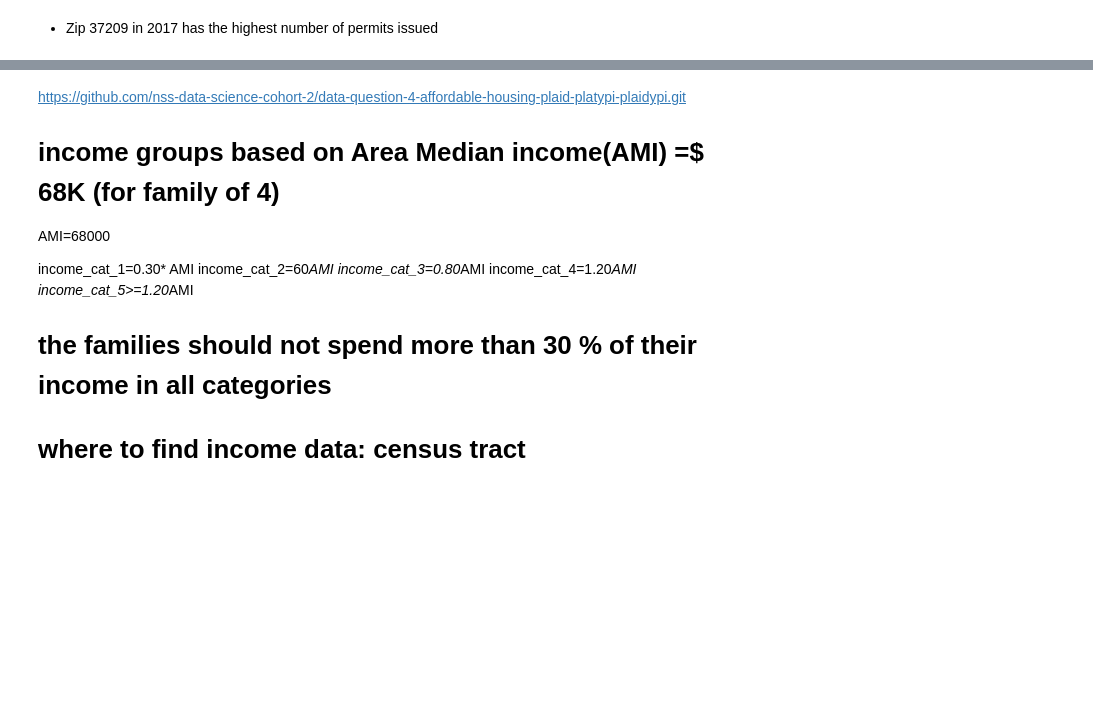
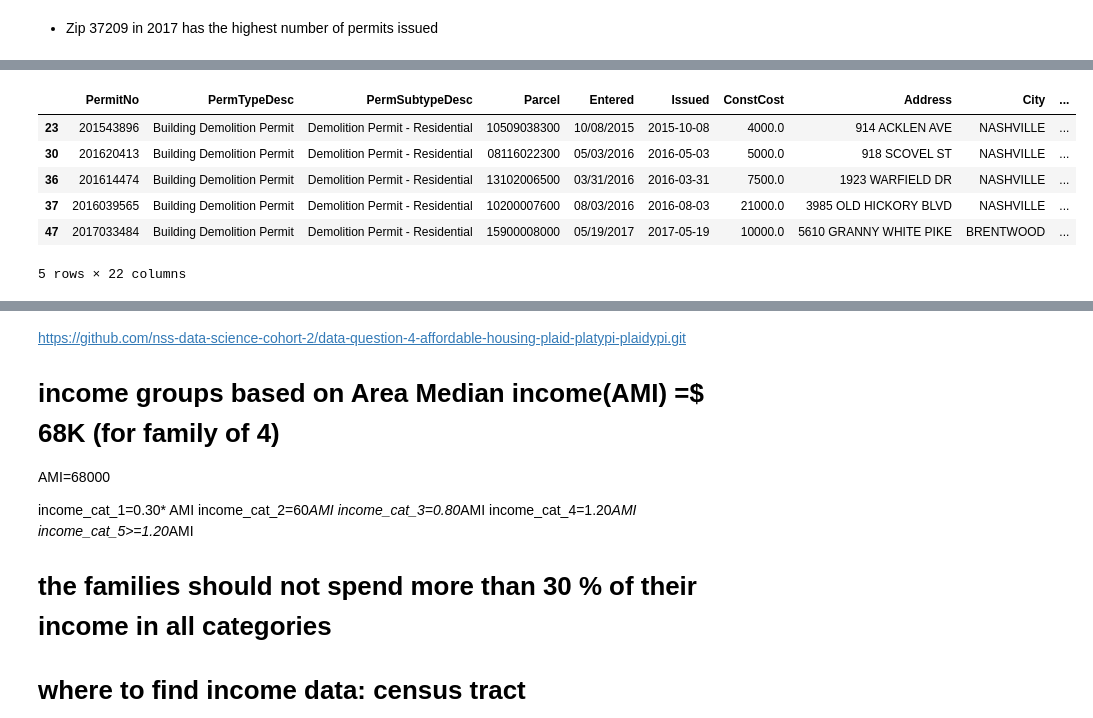
Before and after one commit to asidamo/affordable-housing, a Jupyter notebook: data_question_4.ipynb, the cells around one changed output, grey strips where cells are left out. Drawn from its saved outputs; the diff is of its cells as text; code cells hidden in the pictures; blank space fills up the shorter version.

```diff
--- a/data_question_4.ipynb
+++ b/data_question_4.ipynb
@@ -158,0 +396,12 @@ residential=(issued.loc[issued['PermType'].isin(['CARN','CARR'])])
+# %%
+# find demolished permits
+demolished=(issued.loc[issued['PermType']=='CADM'])
+demolished.head()
+# %% [output]
+|  | PermitNo | PermTypeDesc | PermSubtypeDesc | Parcel | Entered | Issued | ConstCost | Address | City | ... |
+| 23 | 201543896 | Building Demolition Permit | Demolition Permit - Residential | 10509038300 | 10/08/2015 | 2015-10-08 | 4000.0 | 914 ACKLEN AVE | NASHVILLE | ... |
+| 30 | 201620413 | Building Demolition Permit | Demolition Permit - Residential | 08116022300 | 05/03/2016 | 2016-05-03 | 5000.0 | 918 SCOVEL ST | NASHVILLE | ... |
+| 36 | 201614474 | Building Demolition Permit | Demolition Permit - Residential | 13102006500 | 03/31/2016 | 2016-03-31 | 7500.0 | 1923 WARFIELD DR | NASHVILLE | ... |
+| 37 | 2016039565 | Building Demolition Permit | Demolition Permit - Residential | 10200007600 | 08/03/2016 | 2016-08-03 | 21000.0 | 3985 OLD HICKORY BLVD | NASHVILLE | ... |
+| 47 | 2017033484 | Building Demolition Permit | Demolition Permit - Residential | 15900008000 | 05/19/2017 | 2017-05-19 | 10000.0 | 5610 GRANNY WHITE PIKE | BRENTWOOD | ... |
+5 rows × 22 columns
```
Also changed, not shown: parts of 52 cells of this notebook.
